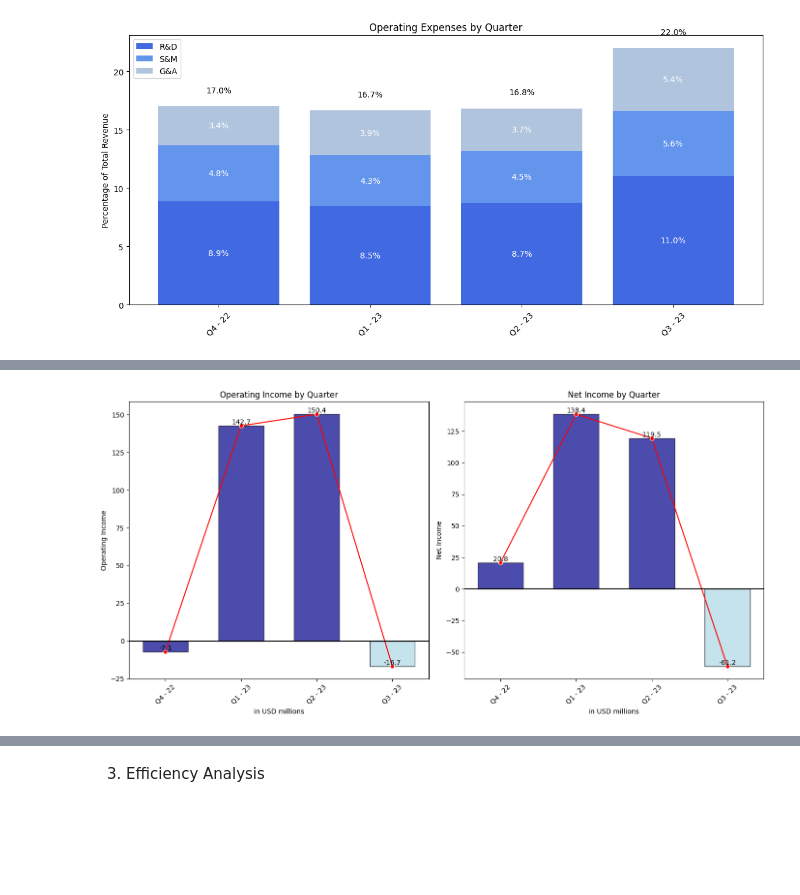
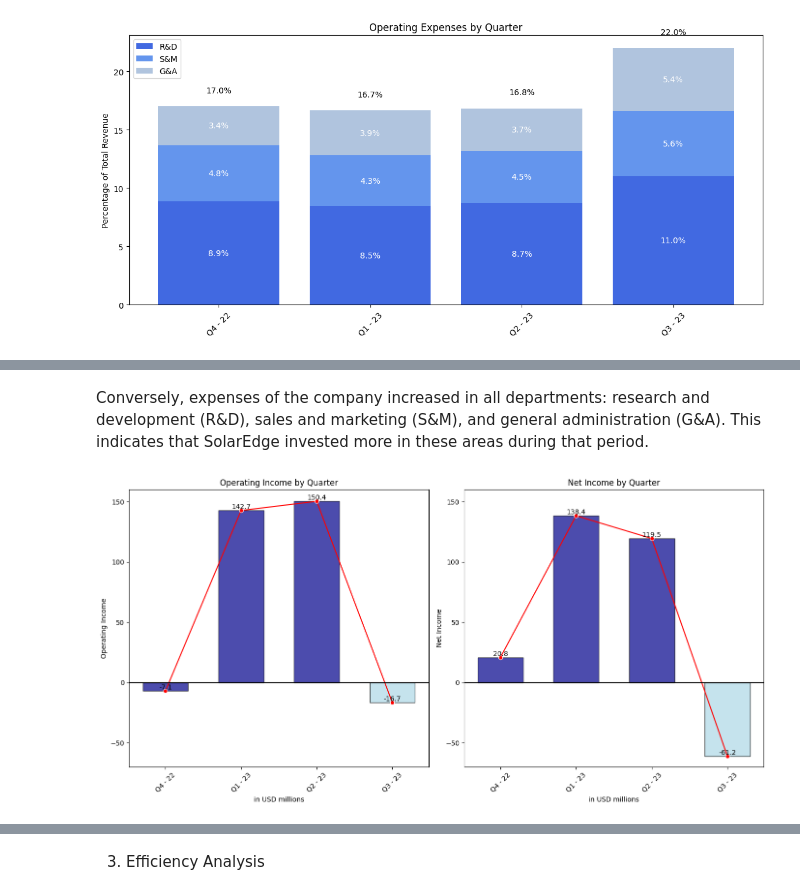
Before and after one commit to AnastasiaSkaliy/SolarEcon-Insight, a Jupyter notebook: financial_statements_analysis.ipynb, the cells around one changed output, grey strips where cells are left out. Saved outputs shown, nothing was run; the diff lists cells and outputs as text; code cells hidden in the pictures; blank space fills up the shorter version.

```diff
--- a/financial_statements_analysis.ipynb
+++ b/financial_statements_analysis.ipynb
@@ -440,41 +375,36 @@ plt.show()
+# %% [markdown]
+Conversely, expenses of the company increased in all departments: research and development (R&D), sales and marketing (S&M), and general administration (G&A). This indicates that SolarEdge invested more in these areas during that period.
 # %%
-# Extract year and quarter into separate columns
-new_data[['Quarter', 'Year']] = new_data['Quarters'].str.split(' - ', expand=True)
-
-# Convert year to integer for proper sorting
-new_data['Year'] = new_data['Year'].astype(int)
-
-# Sort the DataFrame in descending order based on 'Quarters'
-new_data_sorted = new_data.sort_values(by=['Year', 'Quarter'], ascending=[True, True])
-
 # Create subplots
 fig, axes = plt.subplots(1, 2, figsize=(14, 7))
 
 # Plot 1: Operating Income by Quarter
 operating_income = new_data_sorted['Operating Income'] / 1_000_000
 colors = ['darkblue' if q != 'Q3 - 23' else 'lightblue' for q in new_data_sorted['Quarters']]
 bars1 = axes[0].bar(new_data_sorted['Quarters'], operating_income, width=0.6, edgecolor='black', alpha=0.7, color=colors)
 axes[0].set_title('Operating Income by Quarter')
 axes[0].set_xticklabels(new_data_sorted['Quarters'], rotation=45)
 axes[0].set_xlabel('in USD millions')
 for bar, revenue in zip(bars1, operating_income):
     axes[0].text(bar.get_x() + bar.get_width()/2, bar.get_height(), f'{revenue:.1f}', ha='center', va='bottom')
 sns.lineplot(ax=axes[0], x=new_data_sorted['Quarters'], y=operating_income, color='red', marker='o', linestyle='-')
 axes[0].axhline(y=0, color='black', linewidth=1.5)
+axes[0].set_ylim(-70, 160)  # Set y-axis limits
 
 # Plot 2: Net Income by Quarter
 net_income = new_data_sorted['Net Income'] / 1_000_000
 colors = ['darkblue' if q != 'Q3 - 23' else 'lightblue' for q in new_data_sorted['Quarters']]
 bars2 = axes[1].bar(new_data_sorted['Quarters'], net_income, width=0.6, edgecolor='black', alpha=0.7, color=colors)
 axes[1].set_title('Net Income by Quarter')
 axes[1].set_xticklabels(new_data_sorted['Quarters'], rotation=45)
 axes[1].set_xlabel('in USD millions')
 for bar, revenue in zip(bars2, net_income):
     axes[1].text(bar.get_x() + bar.get_width()/2, bar.get_height(), f'{revenue:.1f}', ha='center', va='bottom')
 sns.lineplot(ax=axes[1], x=new_data_sorted['Quarters'], y=net_income, color='red', marker='o', linestyle='-')
 axes[1].axhline(y=0, color='black', linewidth=1.5)
+axes[1].set_ylim(-70, 160)  # Set y-axis limits
 
 plt.tight_layout()
 plt.show()
 # %% [output]
-[figure, old version]
+[figure, new version]
```
Also changed, not shown: parts of 27 cells of this notebook, 3 other files.
